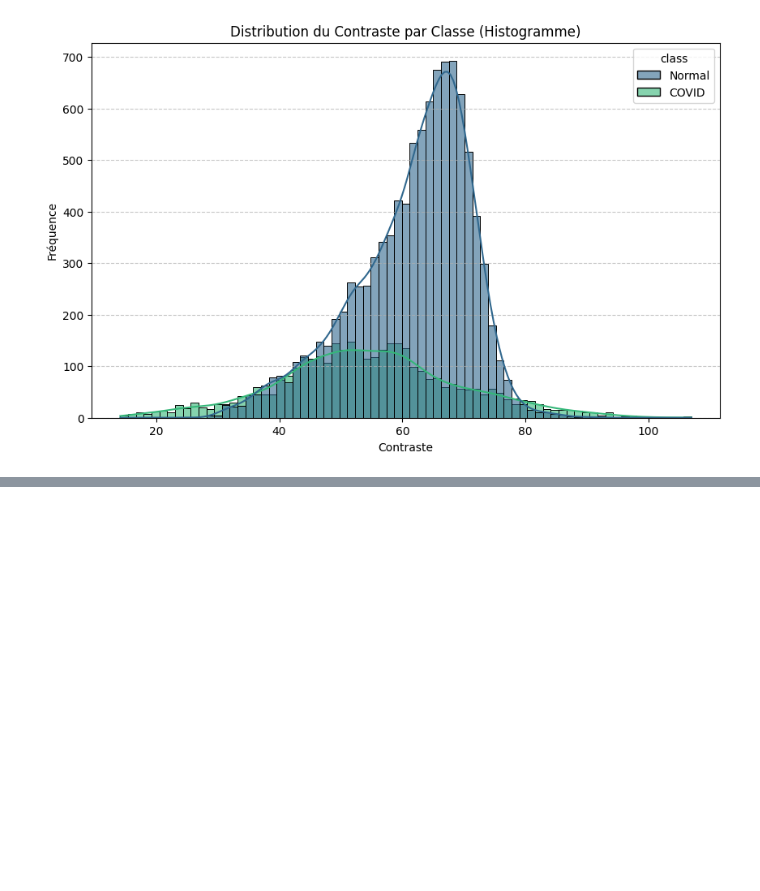
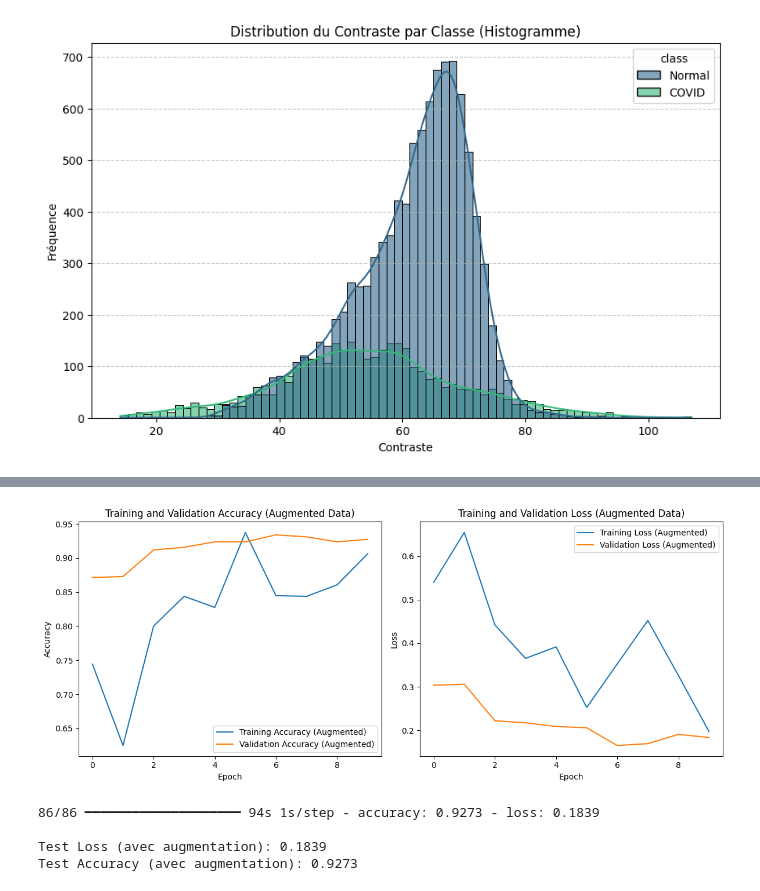
Before and after one commit to DataScientest-Studio/feb26_cds_covid, a Jupyter notebook: Untitled-2.ipynb, the cells around one changed output, grey strips where cells are left out. Cells and saved outputs as stored; diff of their text form; code cells hidden in the pictures; blank space fills up the shorter version.

```diff
--- a/Untitled-2.ipynb
+++ b/Untitled-2.ipynb
@@ -1224,0 +1235,16 @@ plt.show()
+# %%
+print("Ré-entraînement du modèle avec augmentation des données...")
+
+
+
+# Pour l'instant, nous allons simplement entraîner le modèle existant.
+
+augmented_history = model.fit(
+    augmented_train_generator,
+    steps_per_epoch=augmented_train_generator.samples // augmented_train_generator.batch_size,
+    epochs=10, # Vous pouvez ajuster le nombre d'époques
+    validation_data=test_generator_for_augmented,
+    validation_steps=test_generator_for_augmented.samples // test_generator_for_augmented.batch_size
+)
+
+print("Entraînement avec augmentation des données terminé.")
@@ -1224,0 +1277,28 @@ plt.show()
+# %%
+import matplotlib.pyplot as plt
+
+# Affichage des courbes de perte et de précision pour l'entraînement avec augmentation
+plt.figure(figsize=(12, 5))
+
+# Courbe de précision
+plt.subplot(1, 2, 1)
+plt.plot(augmented_history.history['accuracy'], label='Training Accuracy (Augmented)')
+plt.plot(augmented_history.history['val_accuracy'], label='Validation Accuracy (Augmented)')
+plt.title('Training and Validation Accuracy (Augmented Data)')
+plt.xlabel('Epoch')
+plt.ylabel('Accuracy')
+plt.legend()
+
+# Courbe de perte
+plt.subplot(1, 2, 2)
+plt.plot(augmented_history.history['loss'], label='Training Loss (Augmented)')
+plt.plot(augmented_history.history['val_loss'], label='Validation Loss (Augmented)')
+plt.title('Training and Validation Loss (Augmented Data)')
+plt.xlabel('Epoch')
+plt.ylabel('Loss')
+plt.legend()
+
+plt.tight_layout()
+plt.show()
+# %% [output]
+[figure, added]
@@ -1224,0 +1307,11 @@ plt.show()
+# %%
+test_loss_augmented, test_accuracy_augmented = model.evaluate(test_generator_for_augmented,
+                                                          steps=test_generator_for_augmented.samples // test_generator_for_augmented.batch_size)
+
+print(f"\nTest Loss (avec augmentation): {test_loss_augmented:.4f}")
+print(f"Test Accuracy (avec augmentation): {test_accuracy_augmented:.4f}")
+# %% [output]
+86/86 ━━━━━━━━━━━━━━━━━━━━ 94s 1s/step - accuracy: 0.9273 - loss: 0.1839
+
+Test Loss (avec augmentation): 0.1839
+Test Accuracy (avec augmentation): 0.9273
```
Also changed, not shown: parts of 44 cells of this notebook.
